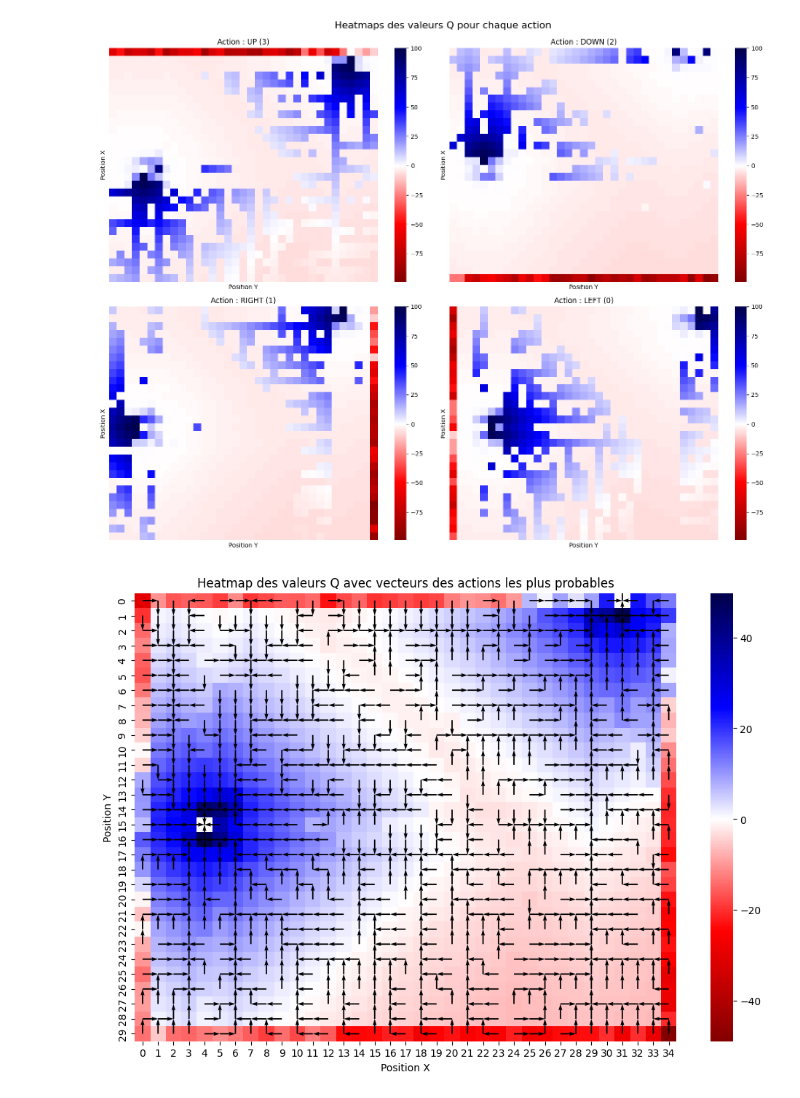
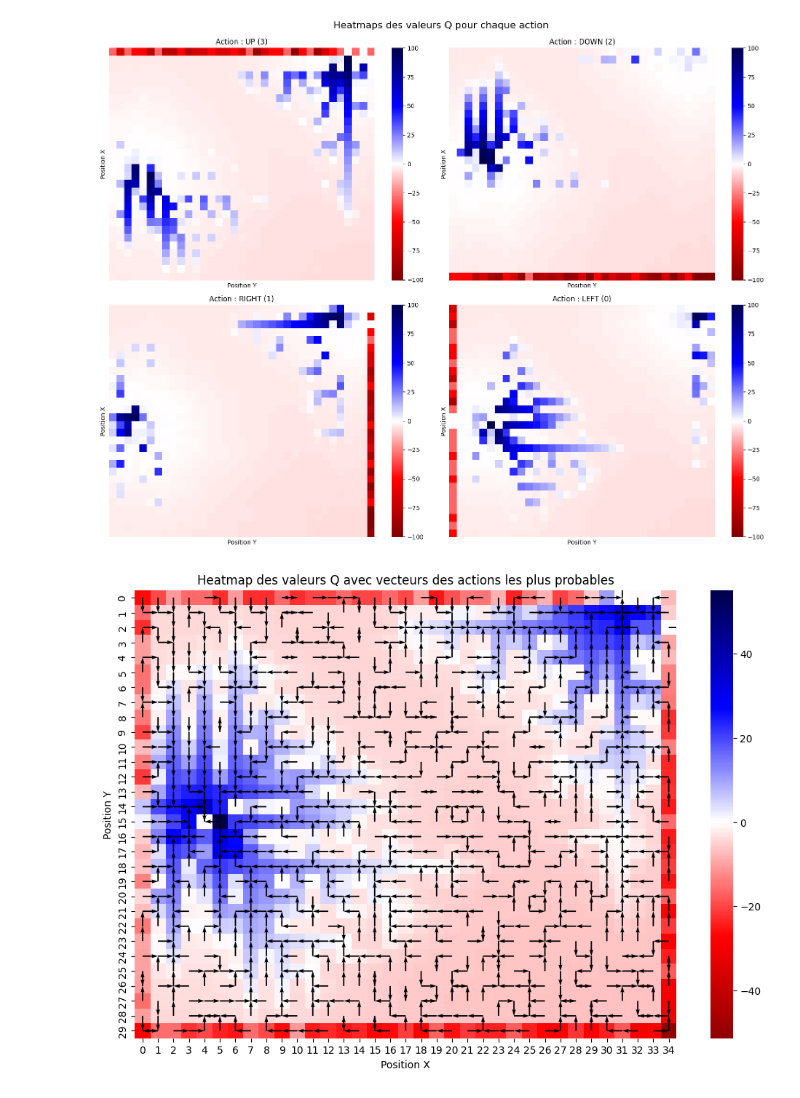
Before and after one commit to aym-55/In512_syst_distrib, a Jupyter notebook: Qlearning_tableAnalysis.ipynb, the cells around one changed output. Cells and saved outputs as stored; diff of their text form; code cells hidden in the pictures.

Commit message:
update SCSF

```diff
--- a/Qlearning_tableAnalysis.ipynb
+++ b/Qlearning_tableAnalysis.ipynb
@@ -116,7 +116,7 @@ def plot_combined(qtable):
     plt.ylabel("Position Y")
     plt.show()
 # %%
-qtable = np.load("results/Qlearning_TraditionalRandom/Random_100000.npy")
+qtable = np.load("results/Qlearning_scsfRandom/scsfRandom_1200.npy")
 
 plot_global(qtable)
 plot_distinct(qtable)
@@ -126,2 +126,2 @@ plot_combined(qtable)
-[figure, old version]
+[figure, new version]
-[figure, old version]
+[figure, new version]
```
Also changed, not shown: parts of 1 cell of this notebook, 3 other files.
